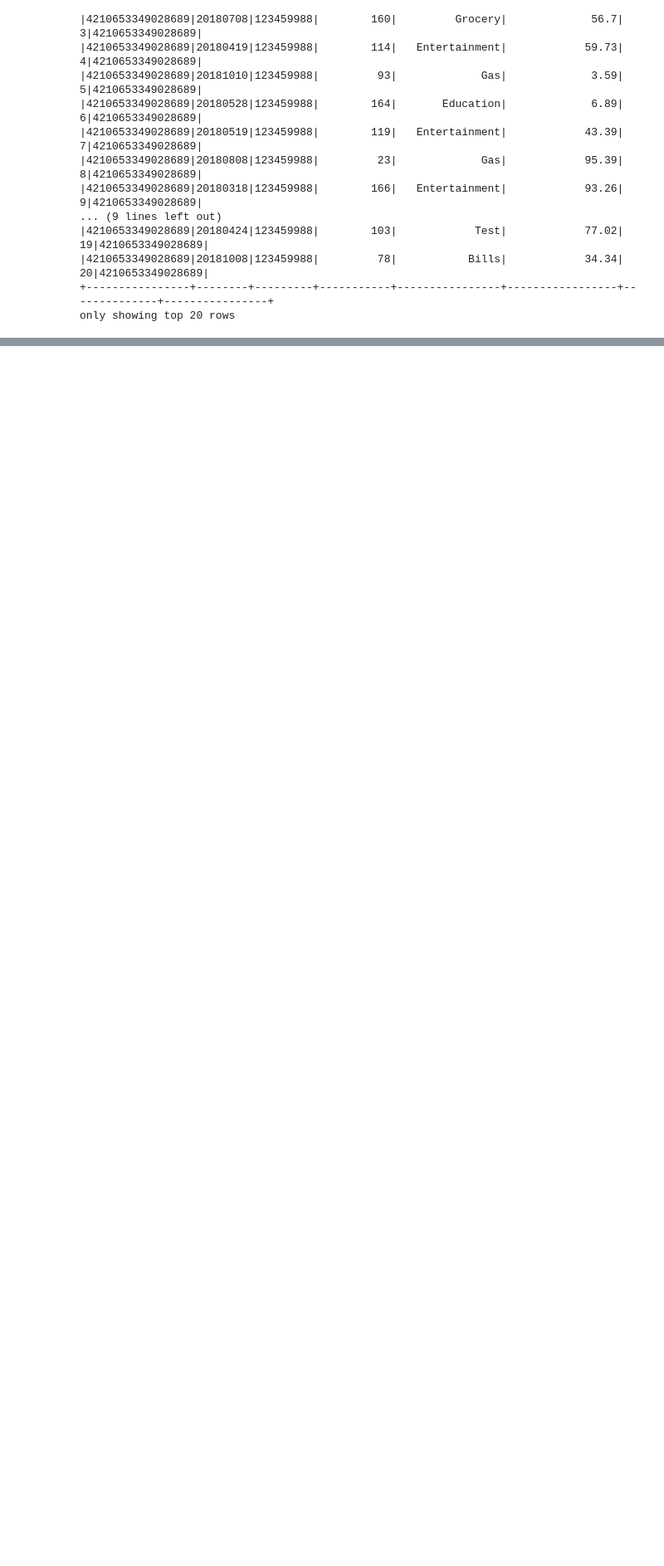
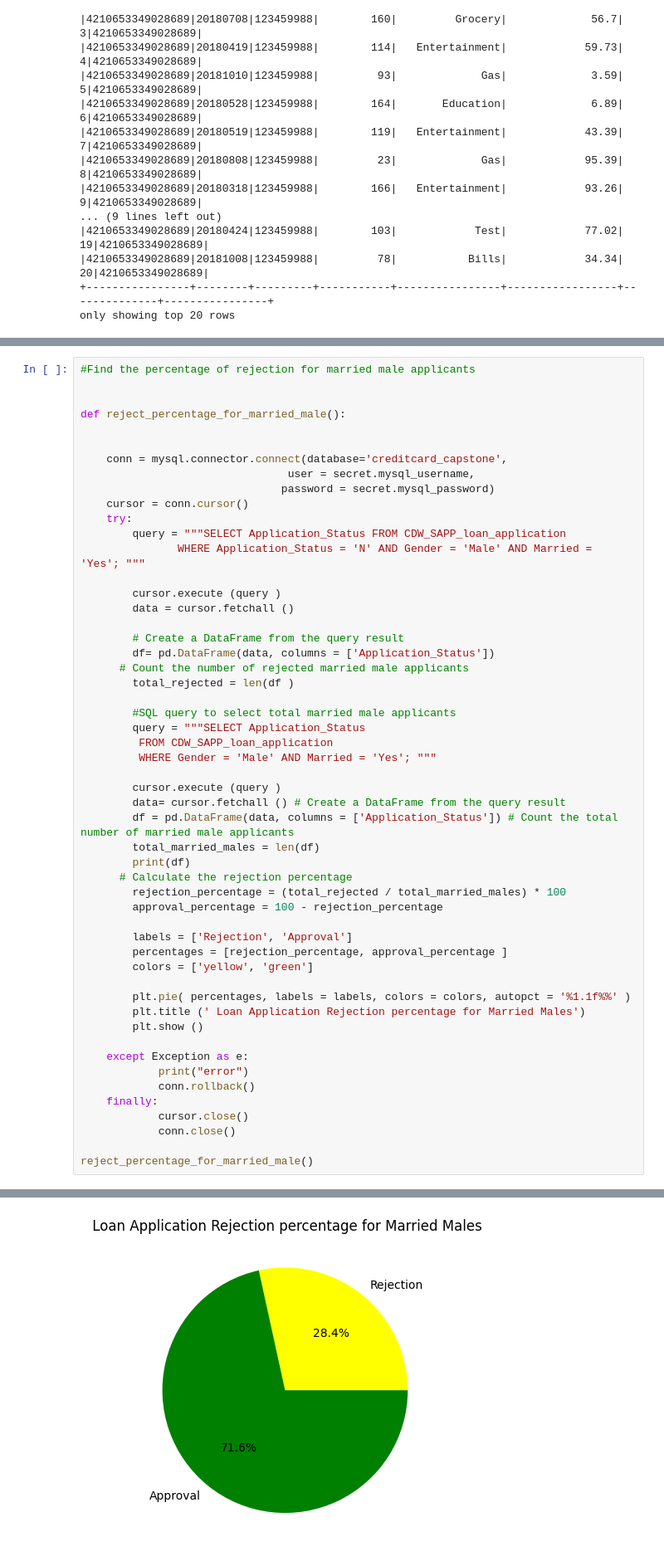
Before and after one commit to Ribkaay/Ayele-Data-Enginerring-Project-, a Jupyter notebook: project.ipynb, the cells around one changed output, grey strips where cells are left out. Shown at 83% size. Drawn from its saved outputs; the diff is of its cells as text; blank space fills up the shorter version.

```diff
--- a/project.ipynb
+++ b/project.ipynb
@@ -545,0 +915,54 @@ Data Analysis and Visualization
+# %%
+#Find the percentage of rejection for married male applicants
+
+
+def reject_percentage_for_married_male():
+
+
+    conn = mysql.connector.connect(database='creditcard_capstone',
+                                user = secret.mysql_username,
+                               password = secret.mysql_password)
+    cursor = conn.cursor()
+    try:
+        query = """SELECT Application_Status FROM CDW_SAPP_loan_application
+               WHERE Application_Status = 'N' AND Gender = 'Male' AND Married = 'Yes'; """
+
+        cursor.execute (query )
+        data = cursor.fetchall ()
+
+        # Create a DataFrame from the query result
+        df= pd.DataFrame(data, columns = ['Application_Status'])
+      # Count the number of rejected married male applicants
+        total_rejected = len(df )
+
+        #SQL query to select total married male applicants
+        query = """SELECT Application_Status
+         FROM CDW_SAPP_loan_application
+         WHERE Gender = 'Male' AND Married = 'Yes'; """
+
+        cursor.execute (query )
+        data= cursor.fetchall () # Create a DataFrame from the query result
+        df = pd.DataFrame(data, columns = ['Application_Status']) # Count the total number of married male applicants
+        total_married_males = len(df)
+        print(df)
+      # Calculate the rejection percentage
+        rejection_percentage = (total_rejected / total_married_males) * 100
+        approval_percentage = 100 - rejection_percentage
+
+        labels = ['Rejection', 'Approval']
+        percentages = [rejection_percentage, approval_percentage ]
+        colors = ['yellow', 'green']
+
+        plt.pie( percentages, labels = labels, colors = colors, autopct = '%1.1f%%' )
+        plt.title (' Loan Application Rejection percentage for Married Males')
+        plt.show ()
+
+    except Exception as e:
+            print("error")
+            conn.rollback()
+    finally:
+            cursor.close()
+            conn.close()
+
+reject_percentage_for_married_male()
+# %% [output]
@@ -545,0 +983 @@ Data Analysis and Visualization
+[figure, added]
```
Also changed, not shown: parts of 20 cells of this notebook, 8 other files.
